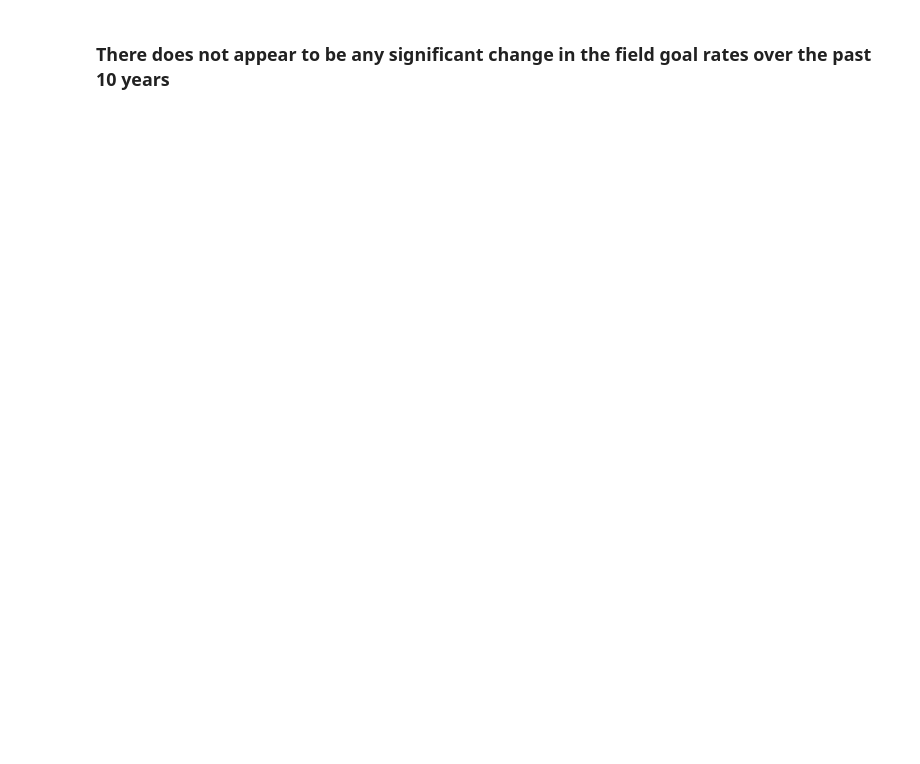
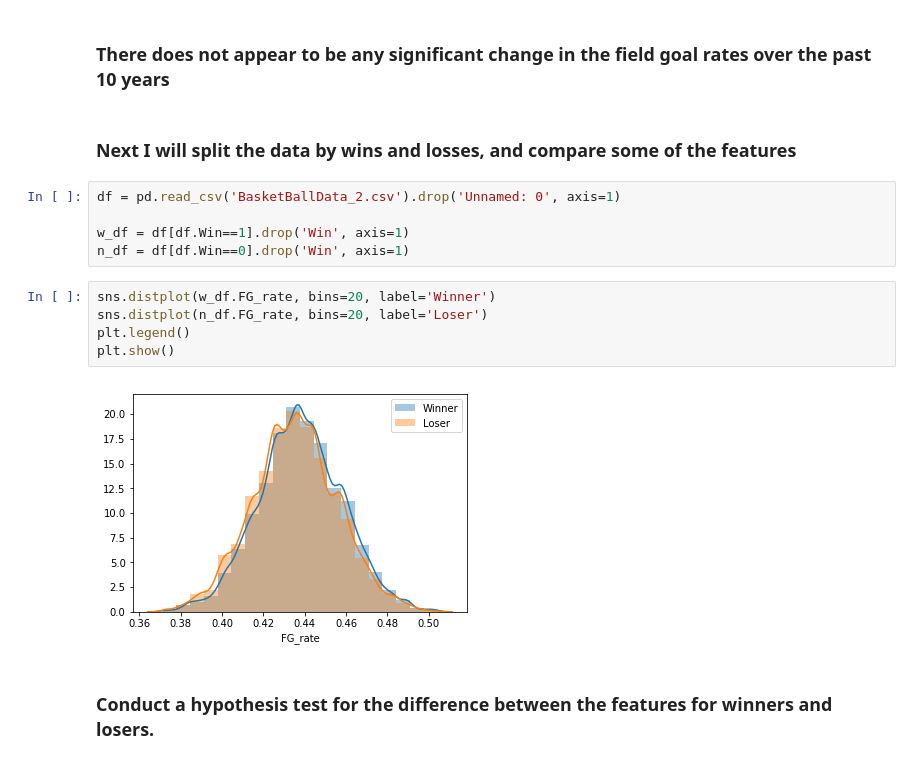
Before and after one commit to merlej/basketball-prediction, a Jupyter notebook: feature_selection.ipynb, the cells around one changed output. Cells and saved outputs as stored; diff of their text form; blank space fills up the shorter version.

Commit message:
added hypothesis tests

```diff
--- a/feature_selection.ipynb
+++ b/feature_selection.ipynb
@@ -190,2 +184,18 @@ plt.show()
 # %% [markdown]
 ### There does not appear to be any significant change in the field goal rates over the past 10 years
+# %% [markdown]
+### Next I will split the data by wins and losses, and compare some of the features
+# %%
+df = pd.read_csv('BasketBallData_2.csv').drop('Unnamed: 0', axis=1)
+
+w_df = df[df.Win==1].drop('Win', axis=1)
+n_df = df[df.Win==0].drop('Win', axis=1)
+# %%
+sns.distplot(w_df.FG_rate, bins=20, label='Winner')
+sns.distplot(n_df.FG_rate, bins=20, label='Loser')
+plt.legend()
+plt.show()
+# %% [output]
+[figure, added]
+# %% [markdown]
+### Conduct a hypothesis test for the difference between the features for winners and losers.
```
Also changed, not shown: parts of 10 cells of this notebook.
